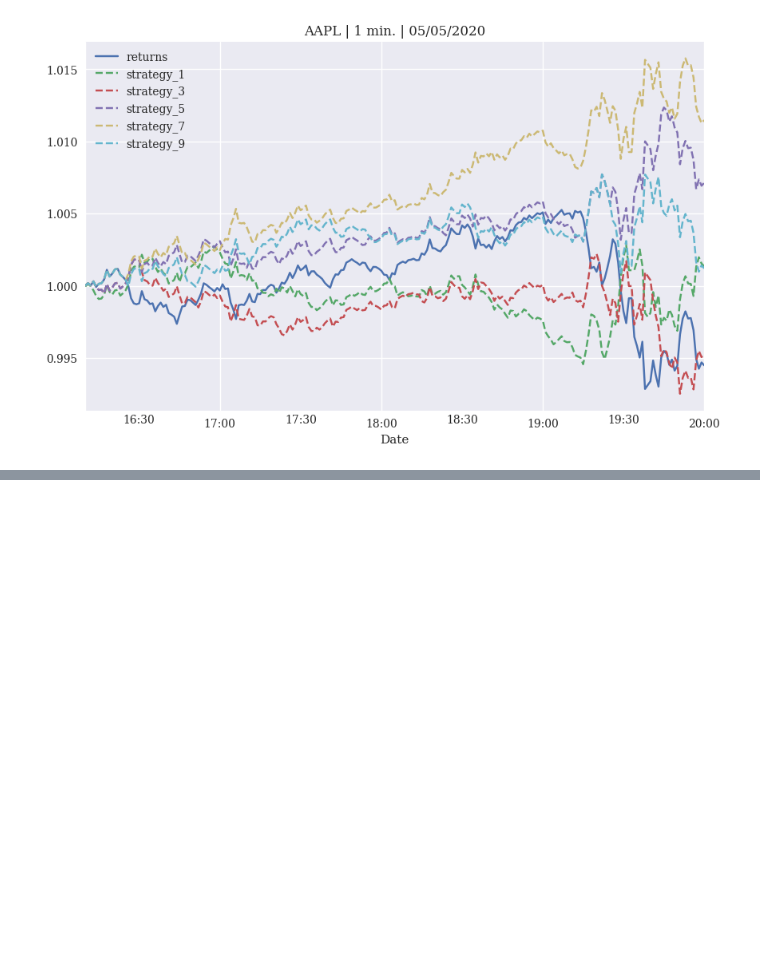
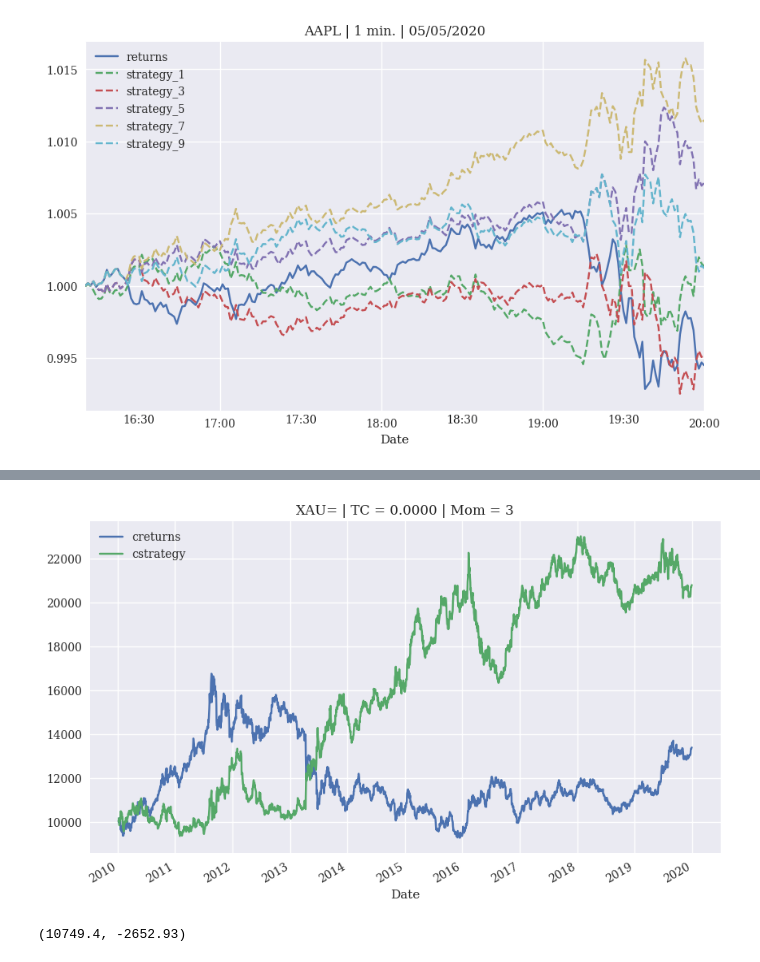
Before and after one commit to enginearn/Python_for_Algorithmic_Trading-978-4873119793, a Jupyter notebook: Chapter_04/vectors.ipynb, the cells around one changed output, grey strips where cells are left out. Cells and saved outputs as stored; diff of their text form; code cells hidden in the pictures; blank space fills up the shorter version.

```diff
--- a/Chapter_04/vectors.ipynb
+++ b/Chapter_04/vectors.ipynb
@@ -489,0 +490,4 @@ KeyError: 'cstrategy'
+# %%
+mombt.plot_results()
+# %% [output]
+[figure, added]
@@ -489,0 +496,4 @@ KeyError: 'cstrategy'
+# %%
+mombt.run_strategy(momentum=3)
+# %% [output]
+(10749.4, -2652.93)
```
Also changed, not shown: parts of 28 cells of this notebook, 1 other file.
